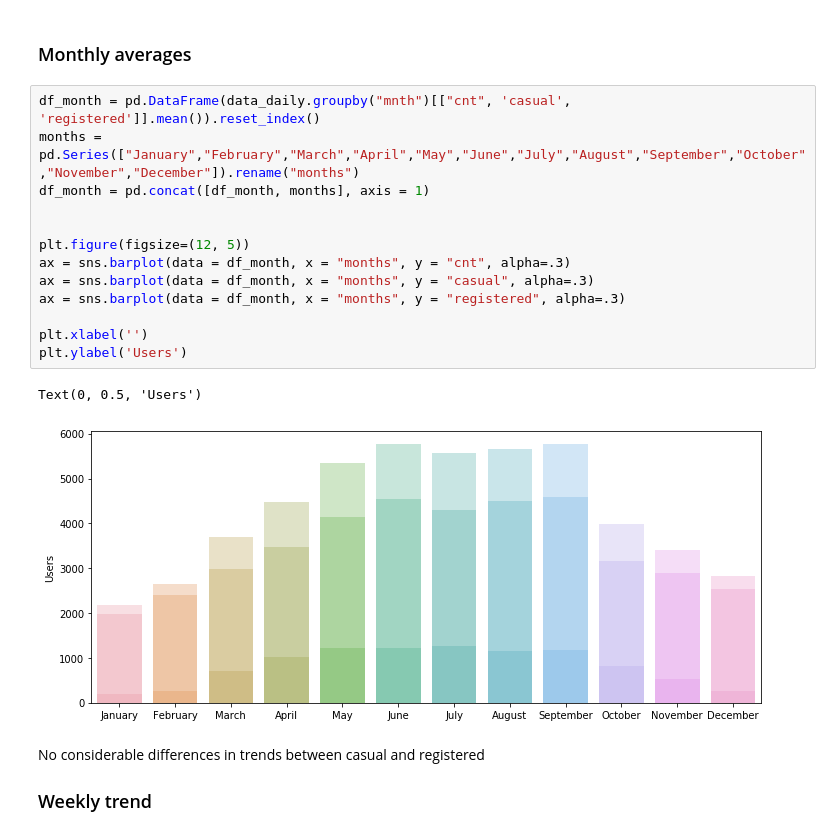
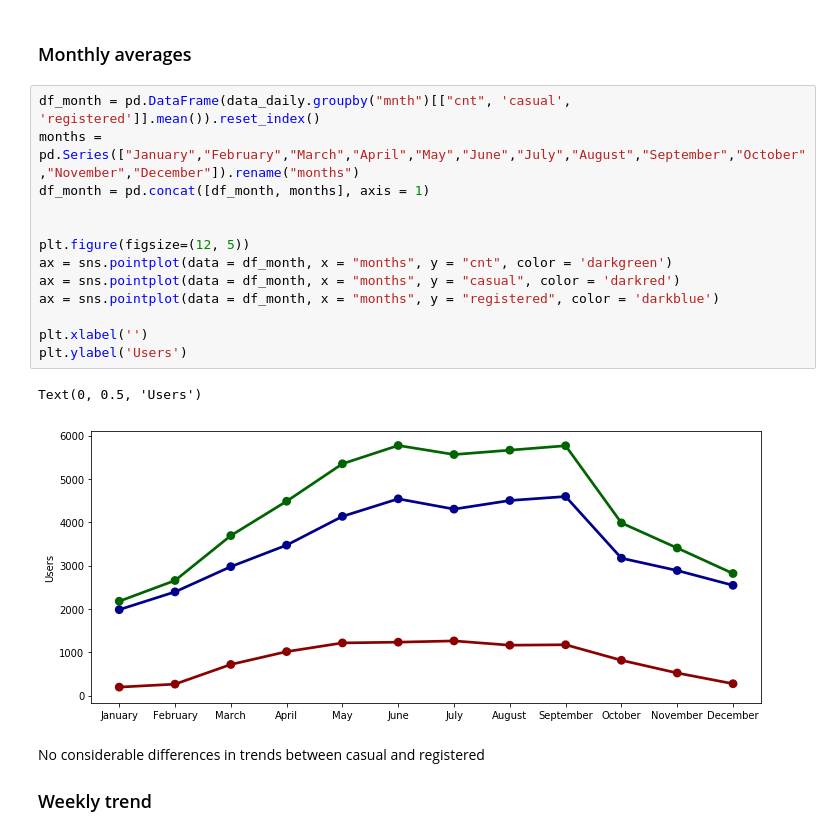
Before and after one commit to akoury/ml-helper, a Jupyter notebook: Regression.ipynb, the cells around one changed output. Drawn from its saved outputs; the diff is of its cells as text.

```diff
--- a/Regression.ipynb
+++ b/Regression.ipynb
@@ -247,19 +317,19 @@ Text(0, 0.5, 'Users')
 # %%
 df_month = pd.DataFrame(data_daily.groupby("mnth")[["cnt", 'casual', 'registered']].mean()).reset_index()
 months = pd.Series(["January","February","March","April","May","June","July","August","September","October","November","December"]).rename("months")
 df_month = pd.concat([df_month, months], axis = 1)
 
 
 plt.figure(figsize=(12, 5))
-ax = sns.barplot(data = df_month, x = "months", y = "cnt", alpha=.3)
-ax = sns.barplot(data = df_month, x = "months", y = "casual", alpha=.3)
-ax = sns.barplot(data = df_month, x = "months", y = "registered", alpha=.3)
+ax = sns.pointplot(data = df_month, x = "months", y = "cnt", color = 'darkgreen')
+ax = sns.pointplot(data = df_month, x = "months", y = "casual", color = 'darkred')
+ax = sns.pointplot(data = df_month, x = "months", y = "registered", color = 'darkblue')
 
 plt.xlabel('')
 plt.ylabel('Users')
 # %% [output]
 Text(0, 0.5, 'Users')
-[figure, old version]
+[figure, new version]
 # %% [markdown]
 No considerable differences in trends between casual and registered
 
```
Also changed, not shown: parts of 65 cells of this notebook.
